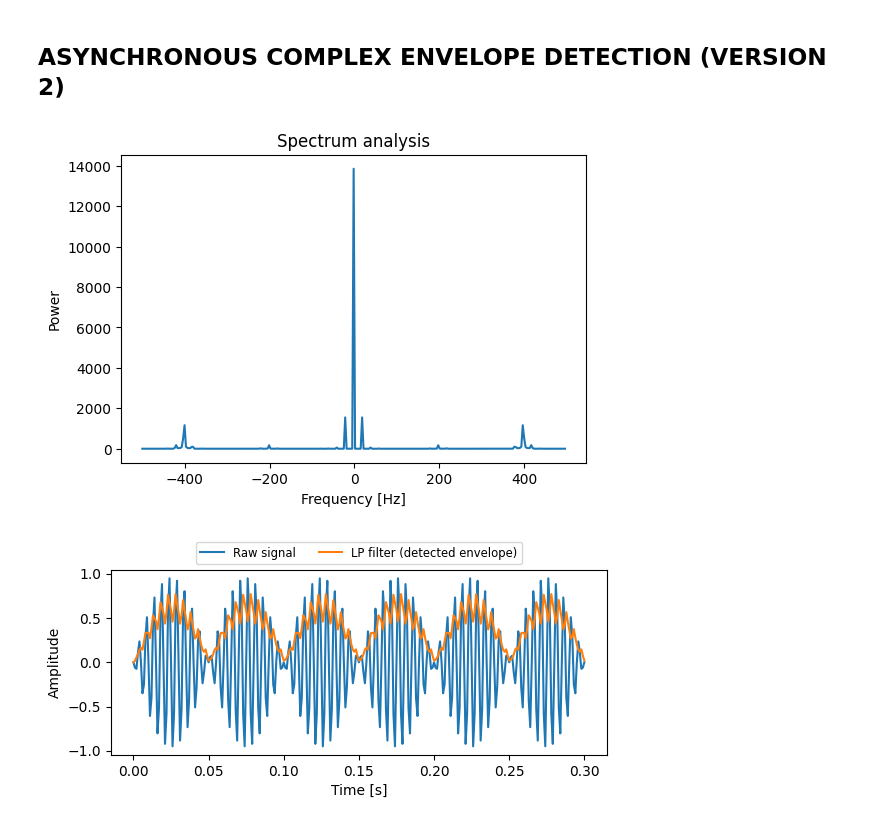
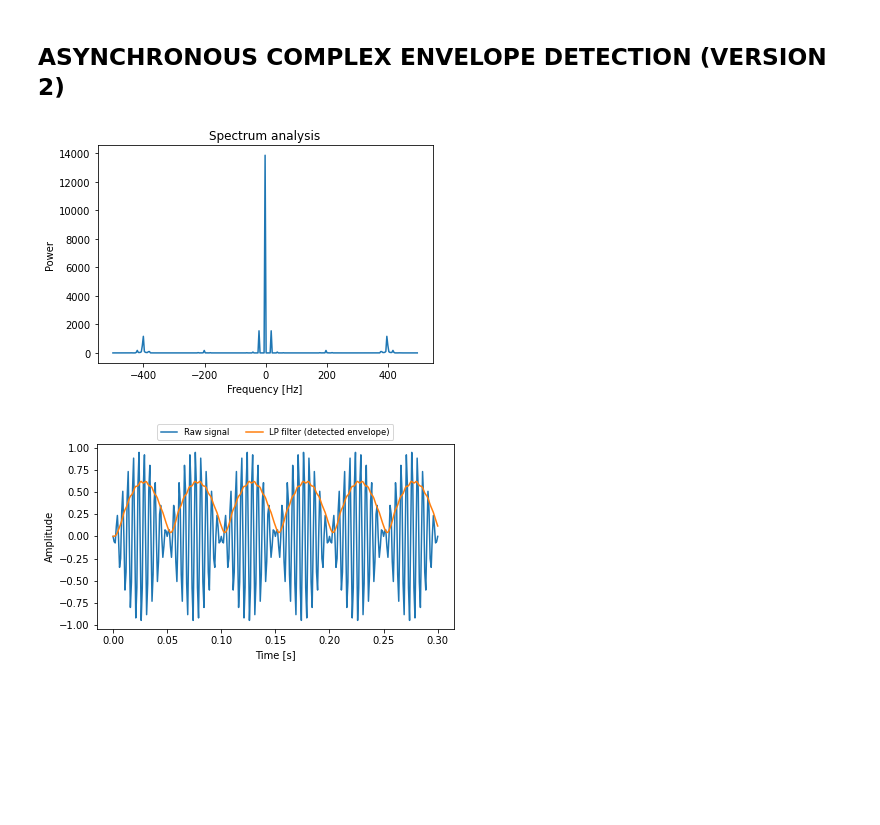
Before and after one commit to Lab4US/2023-us-workshop-fuw, a Jupyter notebook: notebooks/ex1-envelope-detection.ipynb, the cells around one changed output. Saved outputs shown, nothing was run; the diff lists cells and outputs as text; code cells hidden in the pictures; blank space fills up the shorter version.

```diff
--- a/notebooks/ex1-envelope-detection.ipynb
+++ b/notebooks/ex1-envelope-detection.ipynb
@@ -131,7 +131,7 @@ output = asynchronous_complex_V1_osci(Ac, fc, m, ym, Am, t, fs, cutoff_freq=300)
 # %% [markdown]
 ## ASYNCHRONOUS COMPLEX ENVELOPE DETECTION (VERSION 2)
 # %%
-output = asynchronous_complex_V2_osci(Ac, fc, m, ym, Am, t, fs, cutoff_freq=300)
+output = asynchronous_complex_V2_osci(Ac, fc, m, ym, Am, t, fs, cutoff_freq=100)
 # %% [output]
-[figure, old version]
+[figure, new version]
-[figure, old version]
+[figure, new version]
```
Also changed, not shown: parts of 8 cells of this notebook, 3 other files.
